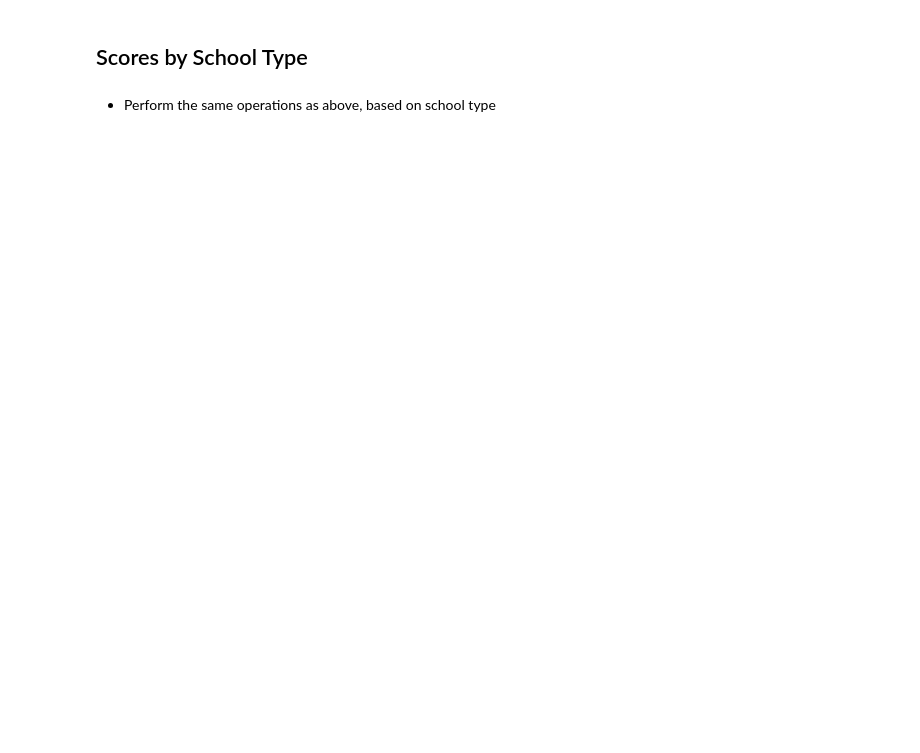
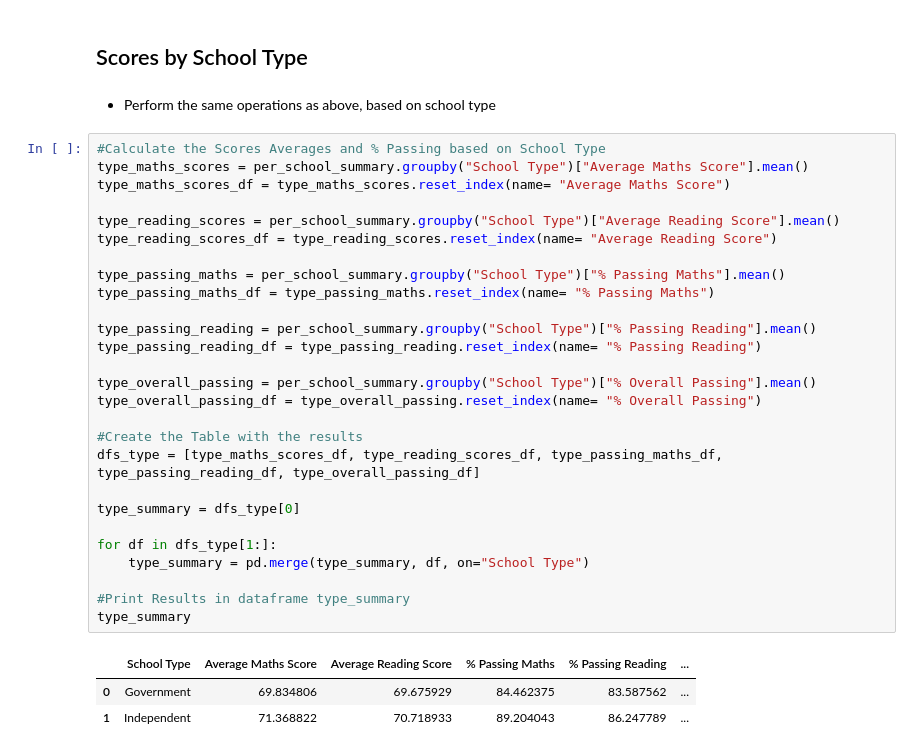
Before and after one commit to Laos27/pandas-challenge, a Jupyter notebook: PyCitySchools/PyCitySchools_starter.ipynb, the cells around one changed output. Drawn from its saved outputs; the diff is of its cells as text; blank space fills up the shorter version.

```diff
--- a/PyCitySchools/PyCitySchools_starter.ipynb
+++ b/PyCitySchools/PyCitySchools_starter.ipynb
@@ -349,3 +407,34 @@ Name: Average Maths Score, dtype: float64
 ## Scores by School Type
 # %% [markdown]
 * Perform the same operations as above, based on school type
+# %%
+#Calculate the Scores Averages and % Passing based on School Type
+type_maths_scores = per_school_summary.groupby("School Type")["Average Maths Score"].mean()
+type_maths_scores_df = type_maths_scores.reset_index(name= "Average Maths Score")
+
+type_reading_scores = per_school_summary.groupby("School Type")["Average Reading Score"].mean()
+type_reading_scores_df = type_reading_scores.reset_index(name= "Average Reading Score")
+
+type_passing_maths = per_school_summary.groupby("School Type")["% Passing Maths"].mean()
+type_passing_maths_df = type_passing_maths.reset_index(name= "% Passing Maths")
+
+type_passing_reading = per_school_summary.groupby("School Type")["% Passing Reading"].mean()
+type_passing_reading_df = type_passing_reading.reset_index(name= "% Passing Reading")
+
+type_overall_passing = per_school_summary.groupby("School Type")["% Overall Passing"].mean()
+type_overall_passing_df = type_overall_passing.reset_index(name= "% Overall Passing")
+
+#Create the Table with the results
+dfs_type = [type_maths_scores_df, type_reading_scores_df, type_passing_maths_df, type_passing_reading_df, type_overall_passing_df]
+
+type_summary = dfs_type[0]
+
+for df in dfs_type[1:]:
+    type_summary = pd.merge(type_summary, df, on="School Type")
+
+#Print Results in dataframe type_summary
+type_summary
+# %% [output]
+|  | School Type | Average Maths Score | Average Reading Score | % Passing Maths | % Passing Reading | ... |
+| 0 | Government | 69.834806 | 69.675929 | 84.462375 | 83.587562 | ... |
+| 1 | Independent | 71.368822 | 70.718933 | 89.204043 | 86.247789 | ... |
```
Also changed, not shown: parts of 20 cells of this notebook, 1 other file.
